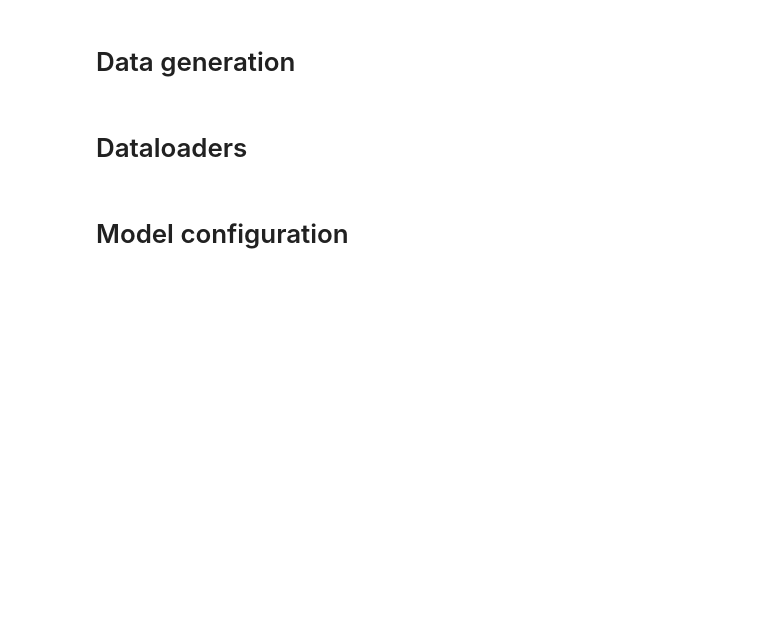
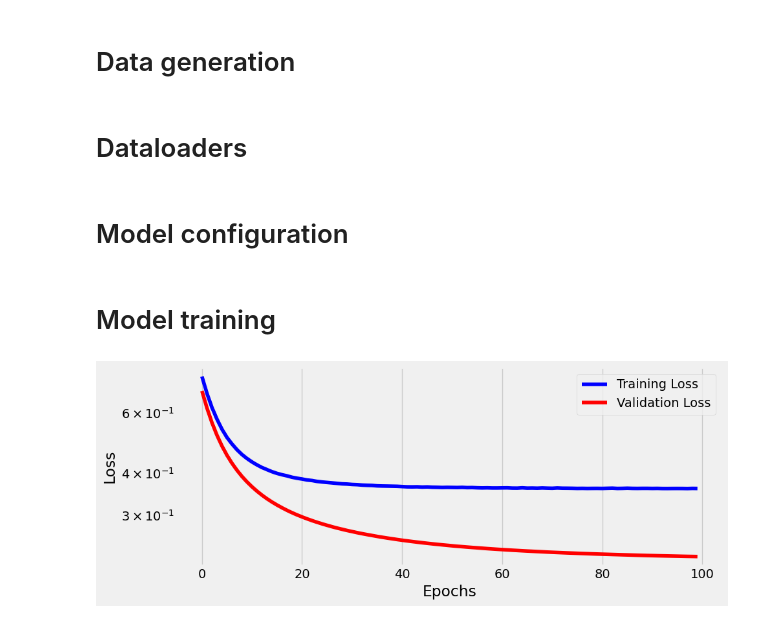
Before and after one commit to VaheC/Pytorch_Study, a Jupyter notebook: chapter3.ipynb, the cells around one changed output. Saved outputs shown, nothing was run; the diff lists cells and outputs as text; code cells hidden in the pictures; blank space fills up the shorter version.

Commit message:
chapter3 model training added

```diff
--- a/chapter3.ipynb
+++ b/chapter3.ipynb
@@ -238,3 +238,13 @@ model.add_module('linear', nn.Linear(2, 1))
 optimizer = optim.SGD(model.parameters(), lr=lr)
 
 loss_logits_fn = nn.BCEWithLogitsLoss(reduction='mean')
+# %% [markdown]
+# Model training
+# %%
+sbs = StepByStep(model, loss_logits_fn, optimizer)
+sbs.set_loaders(train_loader, val_loader)
+sbs.train(100)
+# %%
+fig = sbs.plot_losses()
+# %% [output]
+[figure, added]
```
Also changed, not shown: parts of 1 cell of this notebook.
